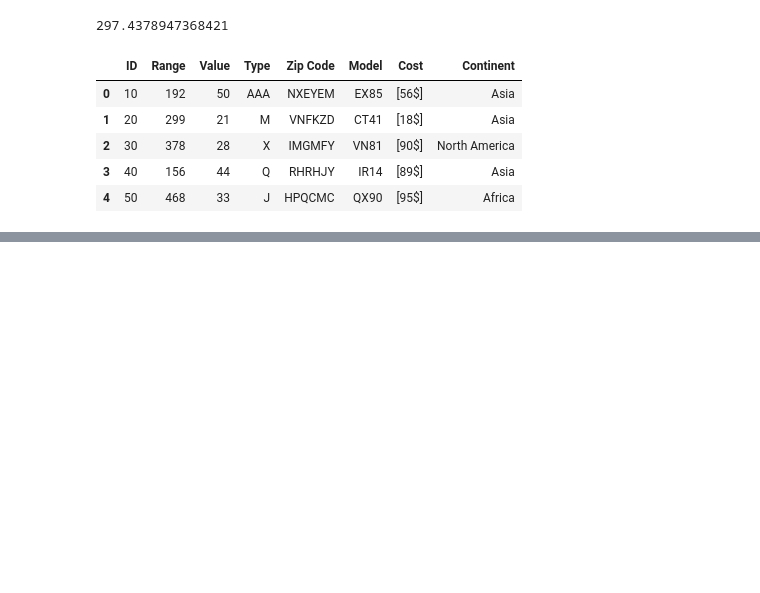
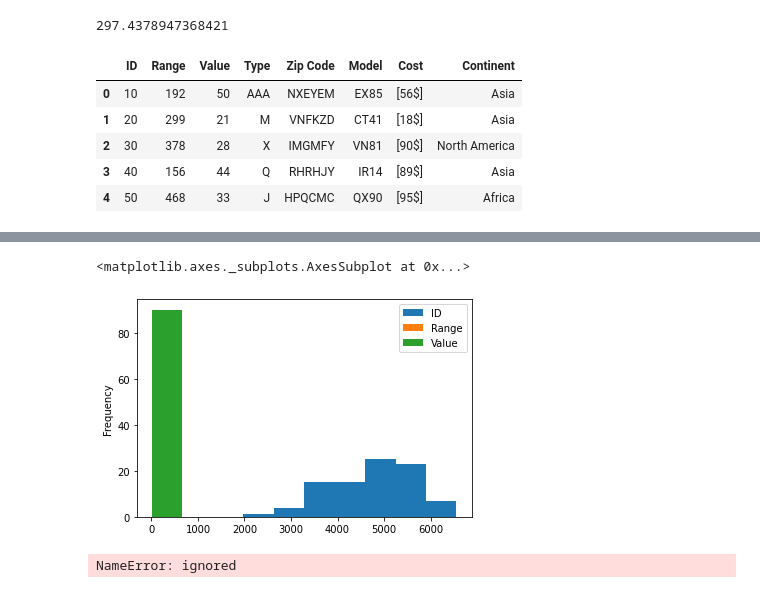
Before and after one commit to Ravkeerat02/comp3122_labs, a Jupyter notebook: Assignment4.ipynb, the cells around one changed output, grey strips where cells are left out. Saved outputs shown, nothing was run; the diff lists cells and outputs as text; code cells hidden in the pictures; blank space fills up the shorter version.

```diff
--- a/Assignment4.ipynb
+++ b/Assignment4.ipynb
@@ -90,0 +162,11 @@ TypeError: ignored
+# %%
+#plotting histogram
+df.groupby('Cost').mean().plot(kind='hist')
+# %% [output]
+<matplotlib.axes._subplots.AxesSubplot at 0x...>
+[figure, added]
+# %%
+#finding the missing value
+print(df.isnull().all())
+# %% [output]
+NameError: ignored
```
Also changed, not shown: parts of 11 cells of this notebook.
